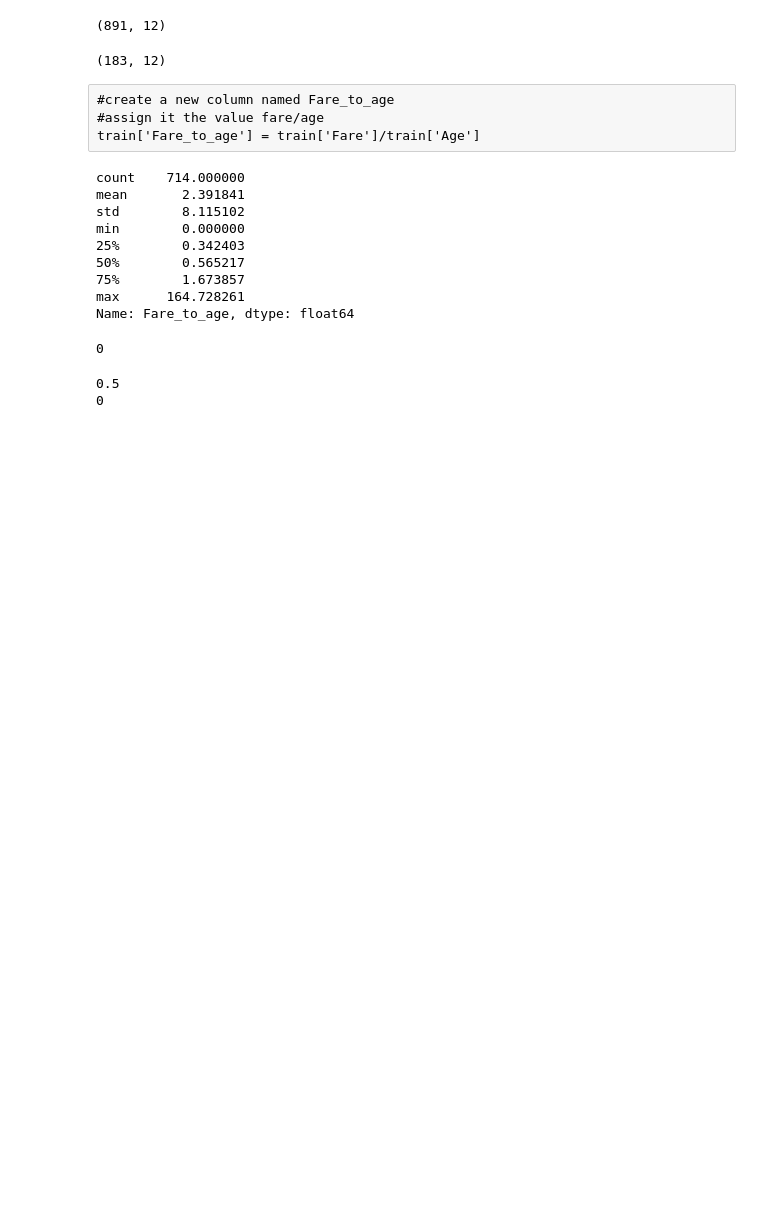
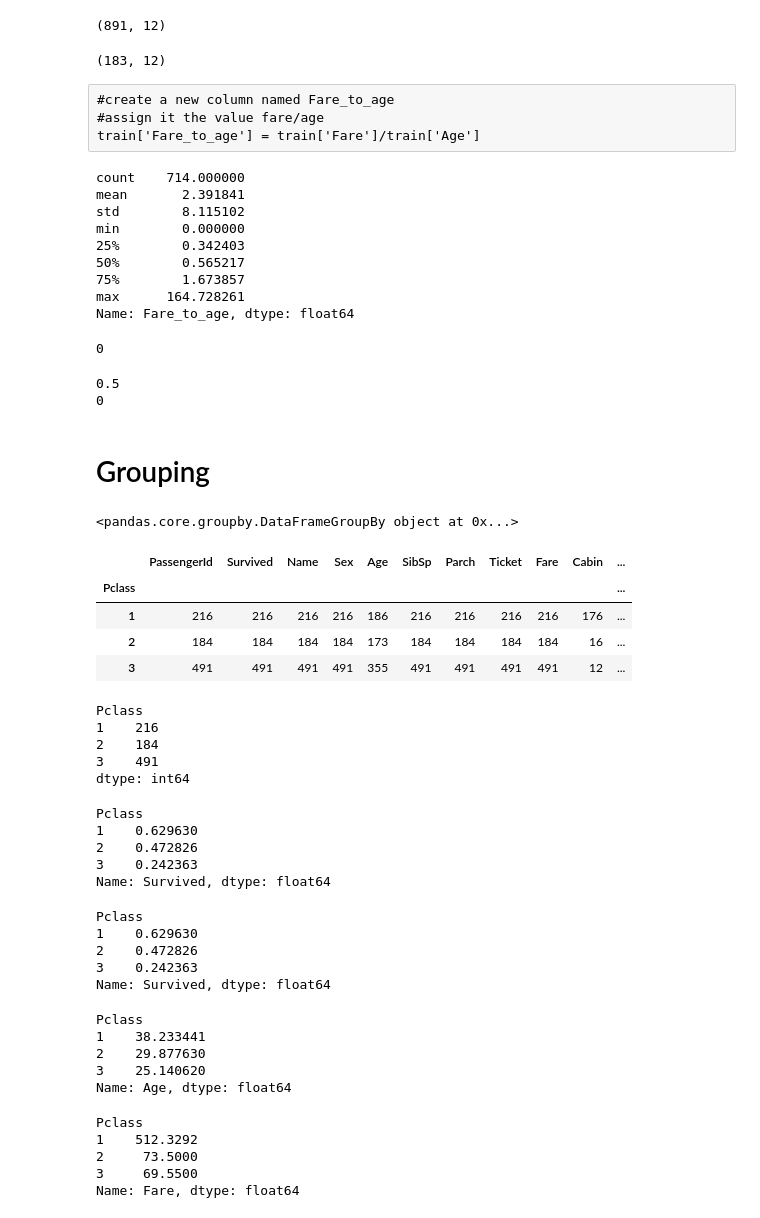
Before and after one commit to story645/ccny_software_carpentary, a Jupyter notebook: afternoon_session.ipynb, the cells around one changed output. Saved outputs shown, nothing was run; the diff lists cells and outputs as text; code cells hidden in the pictures; blank space fills up the shorter version.

Commit message:
group by:

```diff
--- a/afternoon_session.ipynb
+++ b/afternoon_session.ipynb
@@ -804,3 +842,66 @@ print 1//2
 # %% [output]
 0.5
 0
+# %% [markdown]
+# Grouping #
+# %%
+#order the train data set by splitting by class
+by_pclass = train.groupby('Pclass')
+# %%
+by_pclass #is a groupby object, needs to be further processed to be used
+# %% [output]
+<pandas.core.groupby.DataFrameGroupBy object at 0x...>
+# %%
+by_pclass.count() #how many of each record
+# %% [output]
+|  | PassengerId | Survived | Name | Sex | Age | SibSp | Parch | Ticket | Fare | Cabin | ... |
+| Pclass |  |  |  |  |  |  |  |  |  |  | ... |
+| 1 | 216 | 216 | 216 | 216 | 186 | 216 | 216 | 216 | 216 | 176 | ... |
+| 2 | 184 | 184 | 184 | 184 | 173 | 184 | 184 | 184 | 184 | 16 | ... |
+| 3 | 491 | 491 | 491 | 491 | 355 | 491 | 491 | 491 | 491 | 12 | ... |
+# %%
+by_pclass.size()
+# %% [output]
+Pclass
+1    216
+2    184
+3    491
+dtype: int64
+# %%
+#lets calculate the survival rate by class
+# Survived is coded 0 = death, 1 = lived
+# Count counts every element that's not NaN
+Survival_rate = by_pclass['Survived'].sum()/by_pclass['Survived'].count()
+print Survival_rate
+# %% [output]
+Pclass
+1    0.629630
+2    0.472826
+3    0.242363
+Name: Survived, dtype: float64
+# %%
+#shorter way to complete the survival rate
+#survival = (sum of codes)/ (number of people in class) = sum/count
+by_pclass['Survived'].mean()
+# %% [output]
+Pclass
+1    0.629630
+2    0.472826
+3    0.242363
+Name: Survived, dtype: float64
+# %%
+by_pclass['Age'].mean()
+# %% [output]
+Pclass
+1    38.233441
+2    29.877630
+3    25.140620
+Name: Age, dtype: float64
+# %%
+by_pclass['Fare'].max()
+# %% [output]
+Pclass
+1    512.3292
+2     73.5000
+3     69.5500
+Name: Fare, dtype: float64
```
Also changed, not shown: parts of 6 cells of this notebook.
